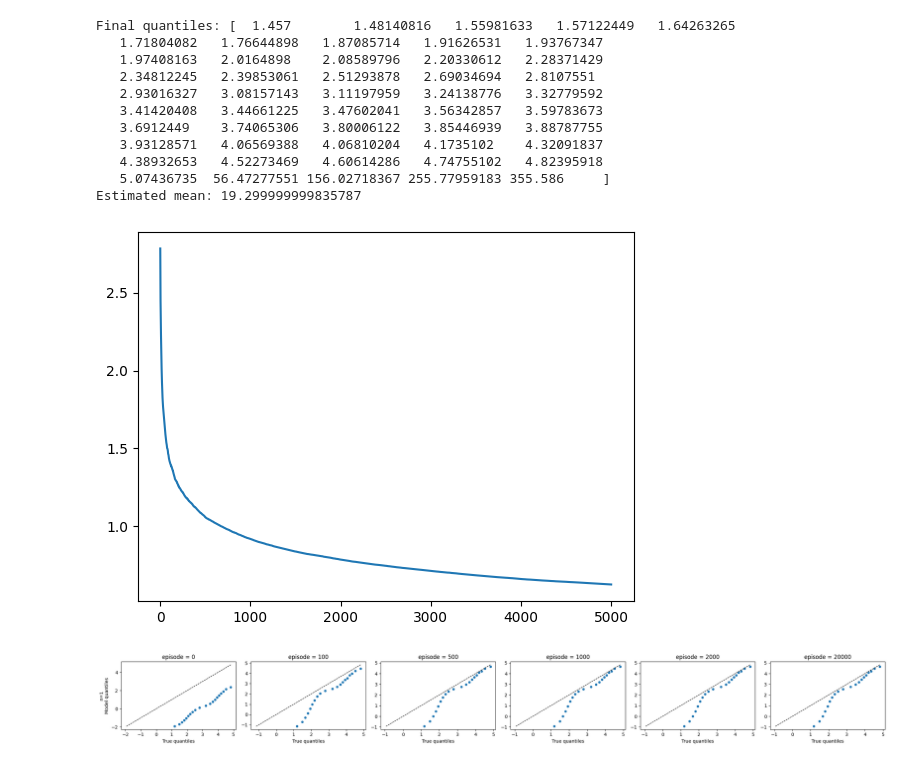
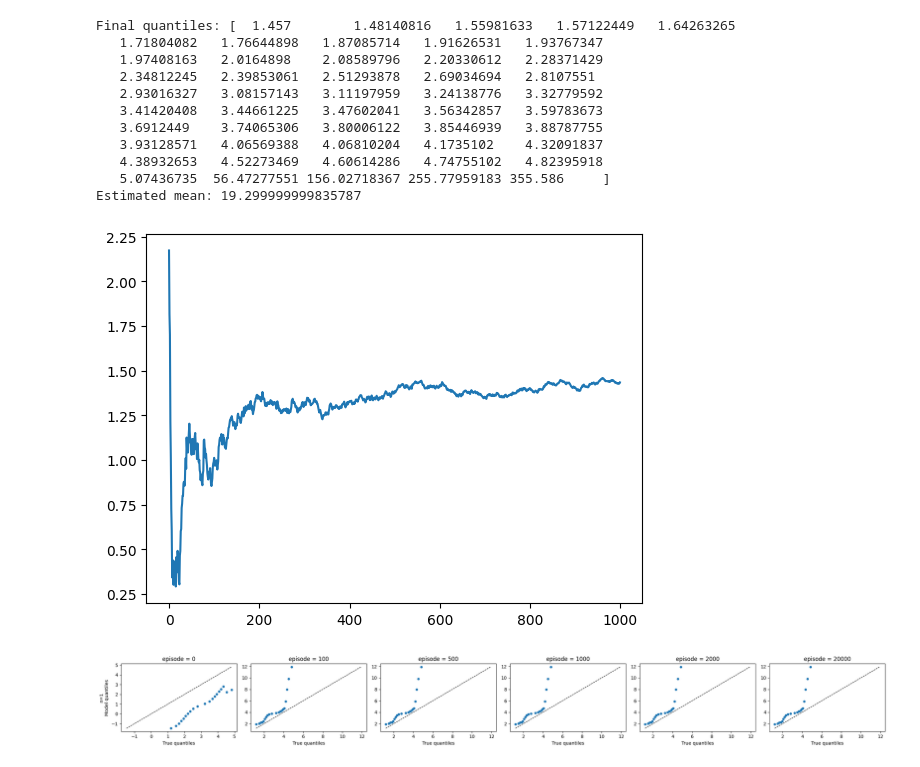
Before and after one commit to Isak-Petrin/distributional_RL_python, a Jupyter notebook: Welcome_to_Colab.ipynb, the cells around one changed output. Drawn from its saved outputs; the diff is of its cells as text; code cells hidden in the pictures.

```diff
--- a/Welcome_to_Colab.ipynb
+++ b/Welcome_to_Colab.ipynb
@@ -1594,6 +1594,7 @@ class QuantileEstimator:
         self.theta = np.linspace(-2, 2, N)
         self.anneal = anneal
         self.steps = 0
+        self.episode
         self.tau_hat = np.asarray([((i - 1) / N + i / N) / 2 for i in range(1, N + 1)])
 
     def ddtheta(self, Y, theta):
@@ -1605,45 +1606,44 @@ class QuantileEstimator:
                 g[i] += 1 / S * (-1) * (self.tau_hat[i] - (u < 0))
         return g
 
+    def ddtheta_huber(self, Y, theta, kappa=1.0):
+        S = len(Y)
+        g = np.zeros(len(theta))
+
+        for y in Y:
+            for i, tt in enumerate(theta):
+
+                u = y - theta[i]                     # residual
+                I = float(u < 0)                     # indicator 1{u < 0}
+                w = abs(self.tau_hat[i] - I)         # quantile weight
+
+                # Huber gradient dρ/dθ = - dρ/du
+                if abs(u) <= kappa:
+                    huber_grad = -u                  # quadratic region
+                else:
+                    huber_grad = -kappa * np.sign(u) # linear region
+
+                g[i] += (1.0 / S) * w * huber_grad   # accumulate
+
+        return g
+
+##########################################################################
     def mean(self):
         return np.mean(self.theta)
 
     def learn(self, Y, alpha):
-        lr = alpha / (1 + 1e-1 * self.steps) if self.anneal else alpha
+        #lr = alpha / (1 + 1e-3 * self.steps) if self.anneal else alpha
+        lr = 1 / (1+self.steps*0.01)
         g = self.ddtheta(Y, self.theta)
         self.theta = self.theta - lr * g
         self.steps += 1
 
-    def huber_learn(self, y, alpha, kappa=1.0):
-        # learning rate
-        lr = alpha / (1 + 1e-1 * self.steps) if self.anneal else alpha
-
-        theta = self.theta
-        tau = self.tau_hat
-
-        # residuals (m,)
-        u = y - theta
-
-        # indicator 1{u < 0}
-        I = (u < 0).astype(float)
-
-        # Huber gradient dρ_κ/du
-        huber_grad = np.where(
-            np.abs(u) <= kappa,
-            u,
-            kappa * np.sign(u)
-        )
-
-        # quantile regression weights |τ - I|
-        w = np.abs(tau - I)
-
-        # final gradient
-        g = w * huber_grad
-
-        # update
-        self.theta = theta - lr * g
+    def hubert_learn(self, Y, alpha, kappa=1.0):
+        #lr = alpha / (1 + 1e-2 * self.steps) if self.anneal else alpha
+        lr = 1 / np.sqrt()
+        g = self.ddtheta_huber(Y, self.theta, kappa)
+        self.theta = self.theta - lr * g
         self.steps += 1
-
 
 
 
@@ -1712,7 +1712,7 @@ n = 3
 
 nn = [1]
 
-episodes = 5000
+episodes = 1000
 
 p = 0.9
 thetas = []
@@ -1736,7 +1736,7 @@ for e in range(episodes):
 import tqdm
 theta_dic = {n: [] for n in nn}
 gamma = 1
-alpha = 0.5
+alpha = 1e-1
 N = 20
 w_dic = {n: [] for n in nn}
 q_dic = {n: QuantileEstimator(N=N, anneal=True) for n in nn}
@@ -1824,32 +1824,32 @@ def plot_qq_grid(theta_dic, true_qs, checkpoints, n_values=None):
                 ep_idx = ep
 
             ax = axes[i, j]
 
             model_qs = np.array(theta_history[ep_idx])
 
             # QQ plot
             ax.scatter(true_qs, model_qs, s=18)
 
             # 45-degree line
             qmin = min(true_qs.min(), model_qs.min())
             qmax = max(true_qs.max(), model_qs.max())
             ax.plot([qmin, qmax], [qmin, qmax], 'k--', linewidth=1)
 
             # Labels for first column and bottom row
             if j == 0:
                 ax.set_ylabel(f"n={n}\nModel quantiles")
 
             if i == num_n - 1:
                 ax.set_xlabel("True quantiles")
 
             ax.set_title(f"episode = {ep}")
 
     plt.tight_layout()
     plt.show()
 checkpoints = [0, 100, 500, 1000, 2000, 20000]
 true_qs = qs  # from your mixture model
 
 plot_qq_grid(theta_dic, true_qs, checkpoints)
 # %% [output]
-[figure, old version]
+[figure, new version]
-[figure, old version]
+[figure, new version]
```
